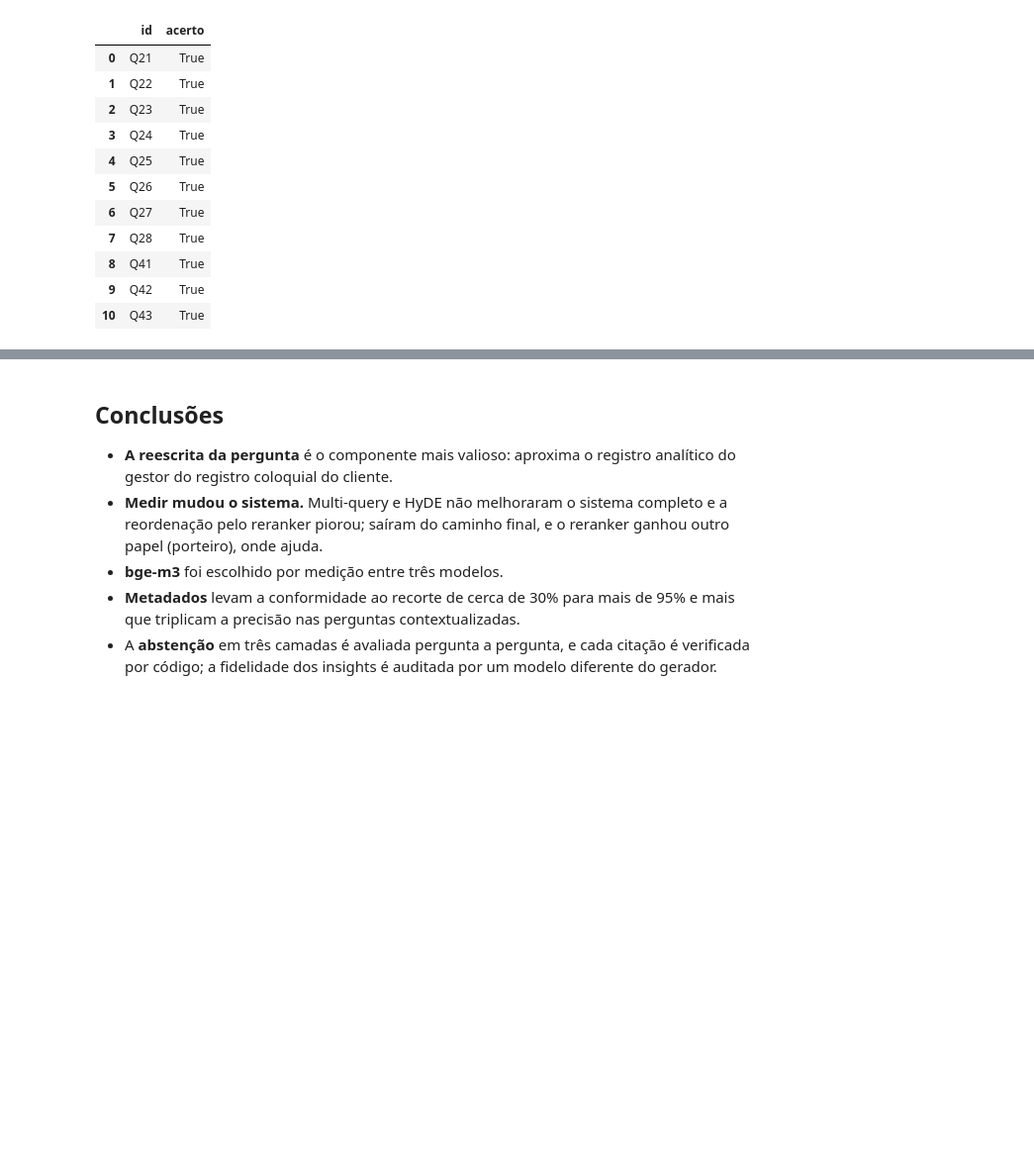
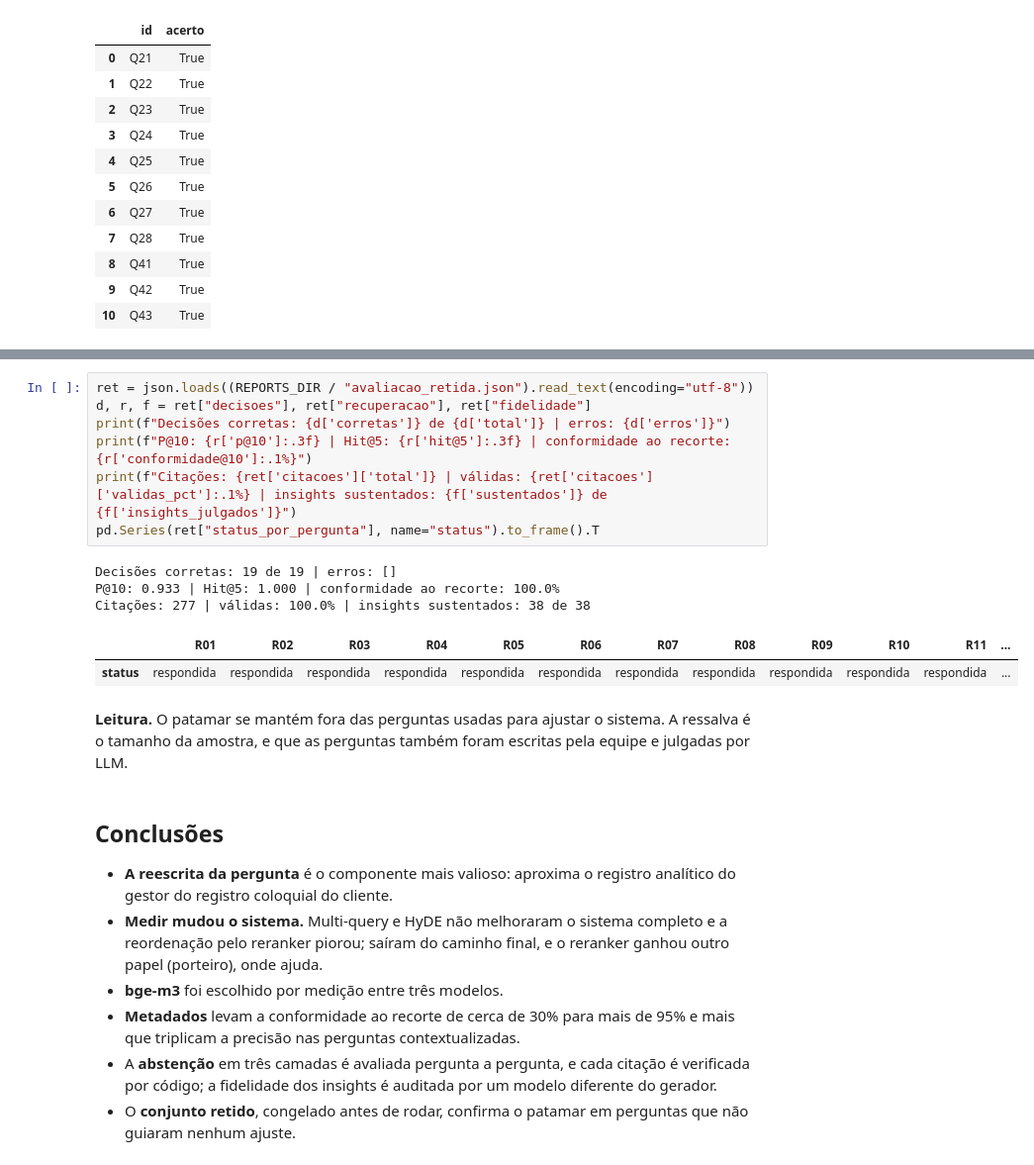
Before and after one commit to LucaOliveiraPrado/tech-challenge-fase4, a Jupyter notebook: notebooks/03_avaliacao.ipynb, the cells around one changed output, grey strips where cells are left out. Shown at 99% size. Cells and saved outputs as stored; diff of their text form; blank space fills up the shorter version.

```diff
--- a/notebooks/03_avaliacao.ipynb
+++ b/notebooks/03_avaliacao.ipynb
@@ -353,3 +357,19 @@ dtype: float64
+# %%
+ret = json.loads((REPORTS_DIR / "avaliacao_retida.json").read_text(encoding="utf-8"))
+d, r, f = ret["decisoes"], ret["recuperacao"], ret["fidelidade"]
+print(f"Decisões corretas: {d['corretas']} de {d['total']} | erros: {d['erros']}")
+print(f"P@10: {r['p@10']:.3f} | Hit@5: {r['hit@5']:.3f} | conformidade ao recorte: {r['conformidade@10']:.1%}")
+print(f"Citações: {ret['citacoes']['total']} | válidas: {ret['citacoes']['validas_pct']:.1%} | insights sustentados: {f['sustentados']} de {f['insights_julgados']}")
+pd.Series(ret["status_por_pergunta"], name="status").to_frame().T
+# %% [output]
+Decisões corretas: 19 de 19 | erros: []
+P@10: 0.933 | Hit@5: 1.000 | conformidade ao recorte: 100.0%
+Citações: 277 | válidas: 100.0% | insights sustentados: 38 de 38
+|  | R01 | R02 | R03 | R04 | R05 | R06 | R07 | R08 | R09 | R10 | R11 | ... |
+| status | respondida | respondida | respondida | respondida | respondida | respondida | respondida | respondida | respondida | respondida | respondida | ... |
+# %% [markdown]
+**Leitura.** O patamar se mantém fora das perguntas usadas para ajustar o sistema. A ressalva é o
+tamanho da amostra, e que as perguntas também foram escritas pela equipe e julgadas por LLM.
 # %% [markdown]
 ## Conclusões
 
@@ -363,3 +383,5 @@ dtype: float64
   a precisão nas perguntas contextualizadas.
 * A **abstenção** em três camadas é avaliada pergunta a pergunta, e cada citação é verificada por
   código; a fidelidade dos insights é auditada por um modelo diferente do gerador.
+* O **conjunto retido**, congelado antes de rodar, confirma o patamar em perguntas que não
+  guiaram nenhum ajuste.
```
Also changed, not shown: parts of 4 cells of this notebook, 23 other files.
